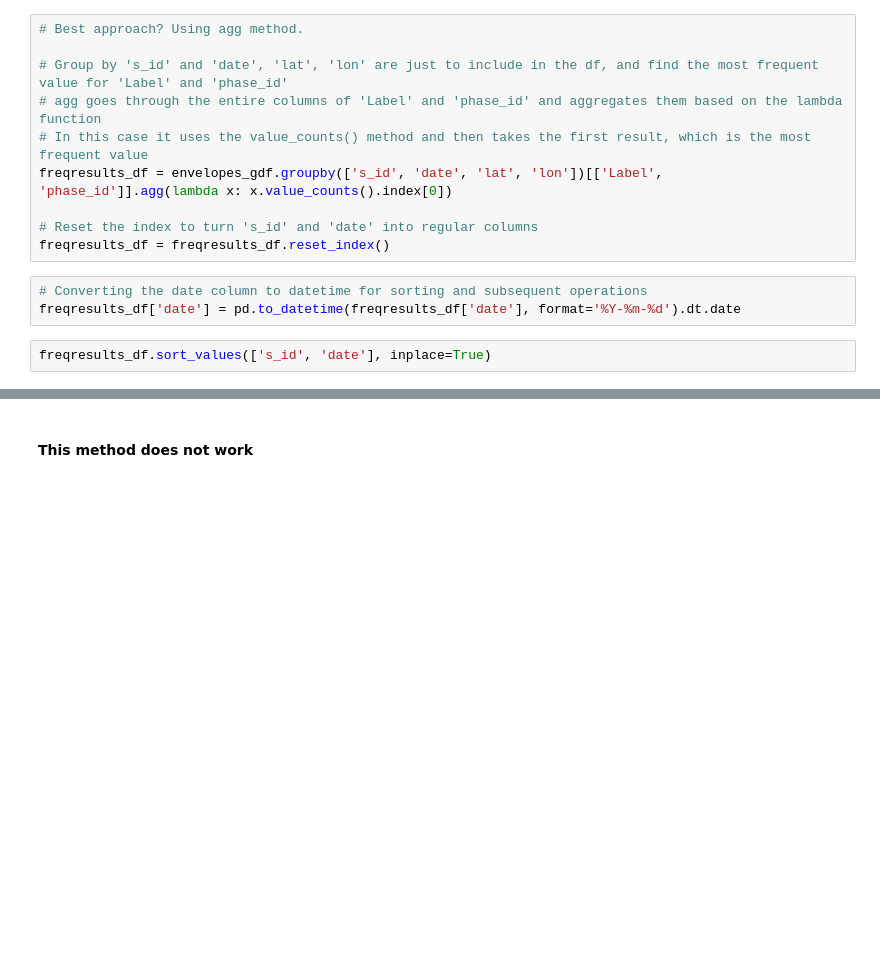
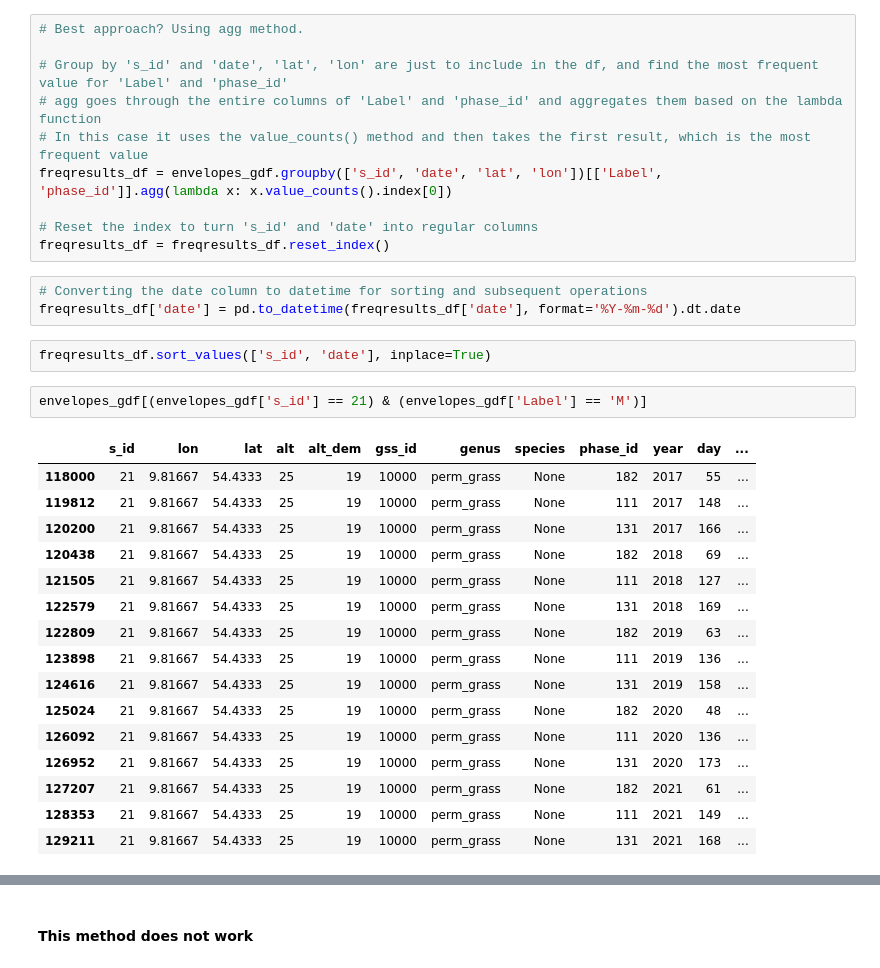
Before and after one commit to Vk0z/vitpheno, a Jupyter notebook: target_extraction.ipynb, the cells around one changed output, grey strips where cells are left out. Cells and saved outputs as stored; diff of their text form; blank space fills up the shorter version.

```diff
--- a/target_extraction.ipynb
+++ b/target_extraction.ipynb
@@ -25,3 +25,22 @@ freqresults_df = freqresults_df.reset_index()
 freqresults_df['date'] = pd.to_datetime(freqresults_df['date'], format='%Y-%m-%d').dt.date
 # %%
 freqresults_df.sort_values(['s_id', 'date'], inplace=True)
+# %%
+envelopes_gdf[(envelopes_gdf['s_id'] == 21) & (envelopes_gdf['Label'] == 'M')]
+# %% [output]
+|  | s_id | lon | lat | alt | alt_dem | gss_id | genus | species | phase_id | year | day | ... |
+| 118000 | 21 | 9.81667 | 54.4333 | 25 | 19 | 10000 | perm_grass | None | 182 | 2017 | 55 | ... |
+| 119812 | 21 | 9.81667 | 54.4333 | 25 | 19 | 10000 | perm_grass | None | 111 | 2017 | 148 | ... |
+| 120200 | 21 | 9.81667 | 54.4333 | 25 | 19 | 10000 | perm_grass | None | 131 | 2017 | 166 | ... |
+| 120438 | 21 | 9.81667 | 54.4333 | 25 | 19 | 10000 | perm_grass | None | 182 | 2018 | 69 | ... |
+| 121505 | 21 | 9.81667 | 54.4333 | 25 | 19 | 10000 | perm_grass | None | 111 | 2018 | 127 | ... |
+| 122579 | 21 | 9.81667 | 54.4333 | 25 | 19 | 10000 | perm_grass | None | 131 | 2018 | 169 | ... |
+| 122809 | 21 | 9.81667 | 54.4333 | 25 | 19 | 10000 | perm_grass | None | 182 | 2019 | 63 | ... |
+| 123898 | 21 | 9.81667 | 54.4333 | 25 | 19 | 10000 | perm_grass | None | 111 | 2019 | 136 | ... |
+| 124616 | 21 | 9.81667 | 54.4333 | 25 | 19 | 10000 | perm_grass | None | 131 | 2019 | 158 | ... |
+| 125024 | 21 | 9.81667 | 54.4333 | 25 | 19 | 10000 | perm_grass | None | 182 | 2020 | 48 | ... |
+| 126092 | 21 | 9.81667 | 54.4333 | 25 | 19 | 10000 | perm_grass | None | 111 | 2020 | 136 | ... |
+| 126952 | 21 | 9.81667 | 54.4333 | 25 | 19 | 10000 | perm_grass | None | 131 | 2020 | 173 | ... |
+| 127207 | 21 | 9.81667 | 54.4333 | 25 | 19 | 10000 | perm_grass | None | 182 | 2021 | 61 | ... |
+| 128353 | 21 | 9.81667 | 54.4333 | 25 | 19 | 10000 | perm_grass | None | 111 | 2021 | 149 | ... |
+| 129211 | 21 | 9.81667 | 54.4333 | 25 | 19 | 10000 | perm_grass | None | 131 | 2021 | 168 | ... |
```
Also changed, not shown: parts of 5 cells of this notebook, 6 other files.
